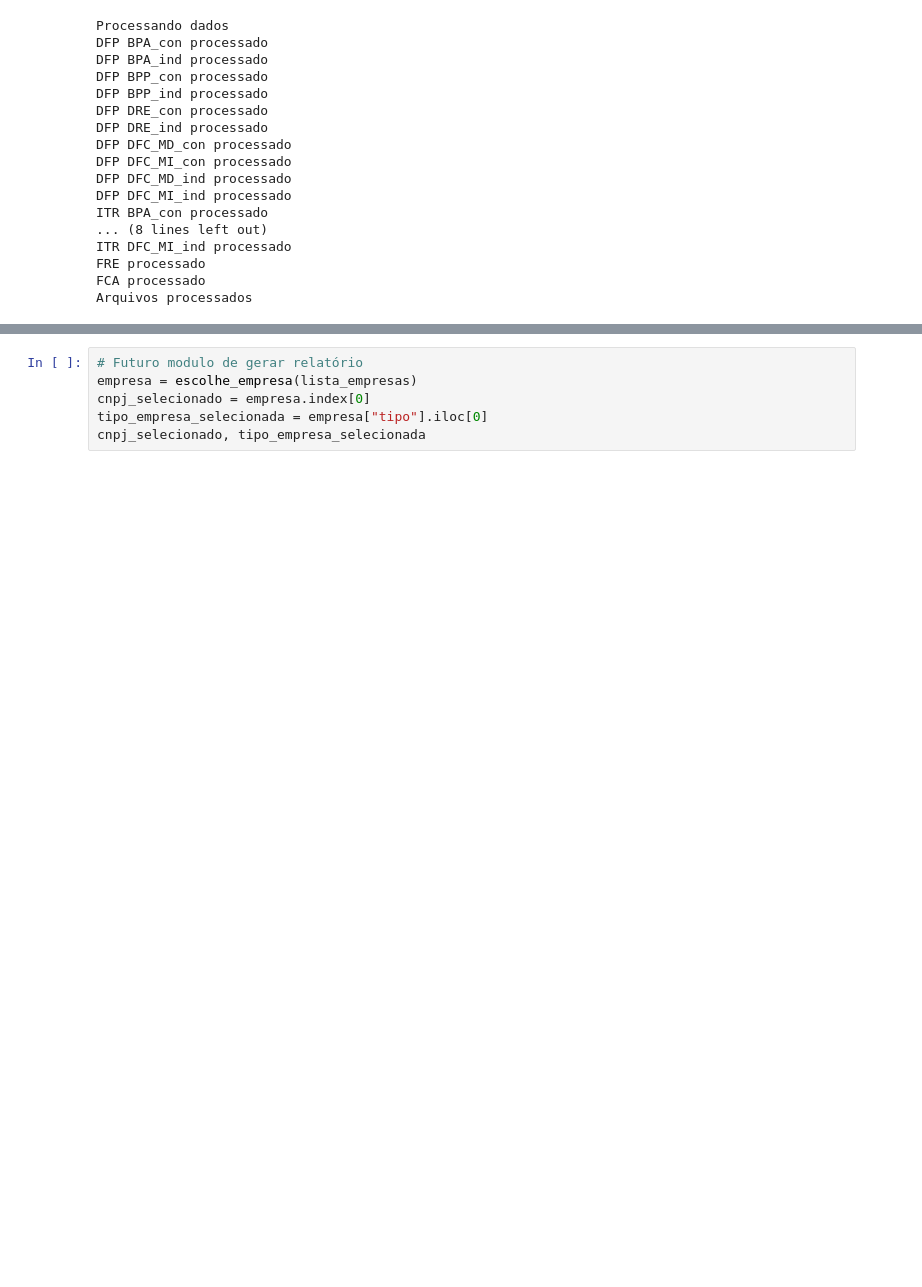
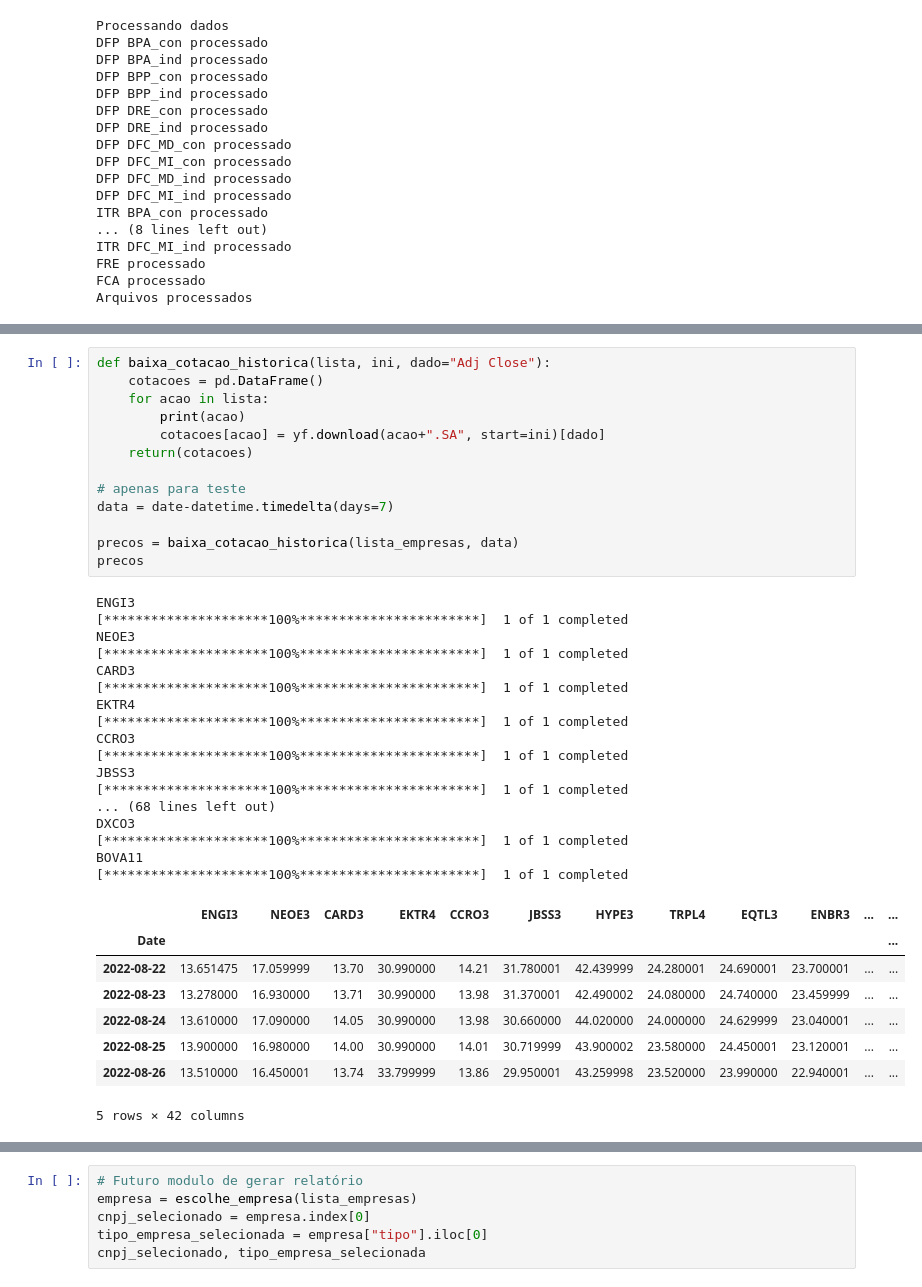
Before and after one commit to ggarmatter/Extrai-dados-CVM, a Jupyter notebook: filtro acoes.ipynb, the cells around one changed output, grey strips where cells are left out. Saved outputs shown, nothing was run; the diff lists cells and outputs as text; blank space fills up the shorter version.

```diff
--- a/filtro acoes.ipynb
+++ b/filtro acoes.ipynb
@@ -761,0 +803,39 @@ lista_empresas.to_excel("./Resultados/filtro.xlsx")
+# %%
+def baixa_cotacao_historica(lista, ini, dado="Adj Close"):
+    cotacoes = pd.DataFrame()
+    for acao in lista:
+        print(acao)
+        cotacoes[acao] = yf.download(acao+".SA", start=ini)[dado]
+    return(cotacoes)
+
+# apenas para teste
+data = date-datetime.timedelta(days=7)
+
+precos = baixa_cotacao_historica(lista_empresas, data)
+precos
+# %% [output]
+ENGI3
+[*********************100%***********************]  1 of 1 completed
+NEOE3
+[*********************100%***********************]  1 of 1 completed
+CARD3
+[*********************100%***********************]  1 of 1 completed
+EKTR4
+[*********************100%***********************]  1 of 1 completed
+CCRO3
+[*********************100%***********************]  1 of 1 completed
+JBSS3
+[*********************100%***********************]  1 of 1 completed
+... (68 lines left out)
+DXCO3
+[*********************100%***********************]  1 of 1 completed
+BOVA11
+[*********************100%***********************]  1 of 1 completed
+|  | ENGI3 | NEOE3 | CARD3 | EKTR4 | CCRO3 | JBSS3 | HYPE3 | TRPL4 | EQTL3 | ENBR3 | ... | ... |
+| Date |  |  |  |  |  |  |  |  |  |  |  | ... |
+| 2022-08-22 | 13.651475 | 17.059999 | 13.70 | 30.990000 | 14.21 | 31.780001 | 42.439999 | 24.280001 | 24.690001 | 23.700001 | ... | ... |
+| 2022-08-23 | 13.278000 | 16.930000 | 13.71 | 30.990000 | 13.98 | 31.370001 | 42.490002 | 24.080000 | 24.740000 | 23.459999 | ... | ... |
+| 2022-08-24 | 13.610000 | 17.090000 | 14.05 | 30.990000 | 13.98 | 30.660000 | 44.020000 | 24.000000 | 24.629999 | 23.040001 | ... | ... |
+| 2022-08-25 | 13.900000 | 16.980000 | 14.00 | 30.990000 | 14.01 | 30.719999 | 43.900002 | 23.580000 | 24.450001 | 23.120001 | ... | ... |
+| 2022-08-26 | 13.510000 | 16.450001 | 13.74 | 33.799999 | 13.86 | 29.950001 | 43.259998 | 23.520000 | 23.990000 | 22.940001 | ... | ... |
+5 rows × 42 columns
```
Also changed, not shown: parts of 31 cells of this notebook, 1 other file.
